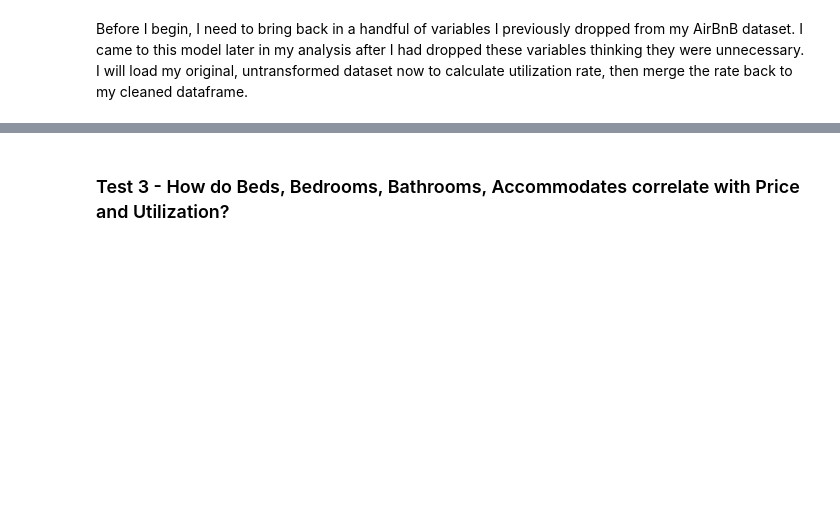
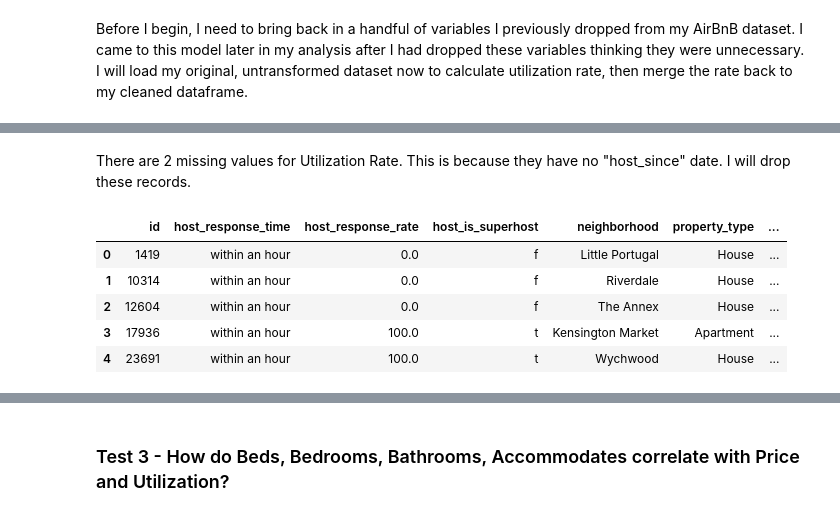
Before and after one commit to jkarpen/Springboard_Projects, a Jupyter notebook: Capstone/Scripts/Capstone_Statistical_Inference.ipynb, the cells around one changed output, grey strips where cells are left out. Cells and saved outputs as stored; diff of their text form; code cells hidden in the pictures; blank space fills up the shorter version.

```diff
--- a/Capstone/Scripts/Capstone_Statistical_Inference.ipynb
+++ b/Capstone/Scripts/Capstone_Statistical_Inference.ipynb
@@ -195 +201,3 @@ abb_list[abb_util_rate.Utilization_Rate == float('inf')].head()
+# %% [markdown]
+There are 2 missing values for Utilization Rate. This is because they have no "host_since" date. I will drop these records.
 # %%
@@ -204,6 +211,15 @@ abb_util_rate.Utilization_Rate = abb_util_rate.Utilization_Rate.fillna(0)
 # %%
 #Merge Utilization Rate back into abb dataset
 abb = pd.merge(abb, abb_util_rate, on='id')
+# %%
+abb.head()
+# %% [output]
+|  | id | host_response_time | host_response_rate | host_is_superhost | neighborhood | property_type | ... |
+| 0 | 1419 | within an hour | 0.0 | f | Little Portugal | House | ... |
+| 1 | 10314 | within an hour | 0.0 | f | Riverdale | House | ... |
+| 2 | 12604 | within an hour | 0.0 | f | The Annex | House | ... |
+| 3 | 17936 | within an hour | 100.0 | t | Kensington Market | Apartment | ... |
+| 4 | 23691 | within an hour | 100.0 | t | Wychwood | House | ... |
 # %%
 #Here is the distribution of Utilization Rate
 fig=plt.figure(figsize=(10, 5), dpi=120)
```
Also changed, not shown: parts of 27 cells of this notebook, 4 other files.
